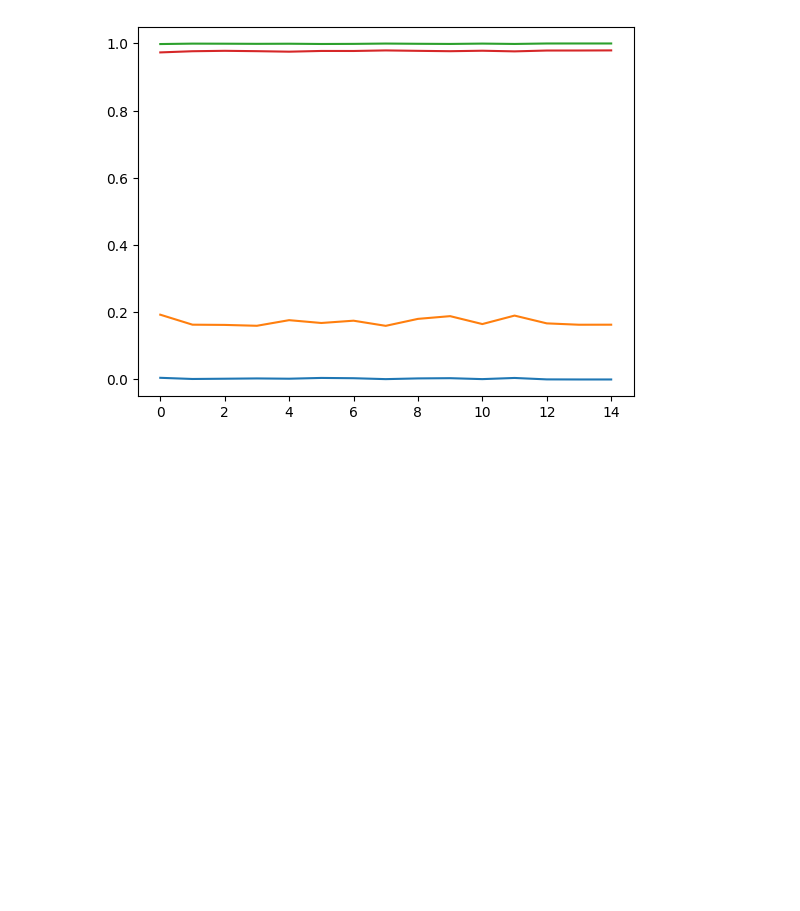
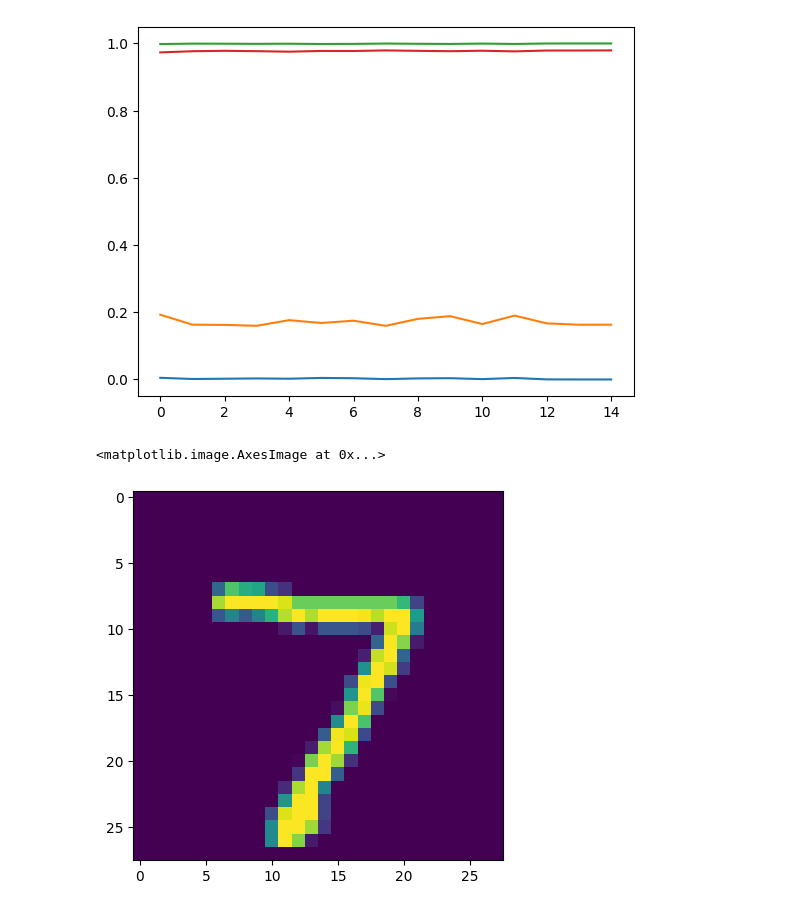
Before and after one commit to IshanNaikele/Handwritten-Digit-Recognition-on-MNIST-dataset, a Jupyter notebook: analysis.ipynb, the cells around one changed output. Saved outputs shown, nothing was run; the diff lists cells and outputs as text; code cells hidden in the pictures; blank space fills up the shorter version.

```diff
--- a/analysis.ipynb
+++ b/analysis.ipynb
@@ -262,3 +262,8 @@ plt.plot(history.history['val_accuracy'])
 # %% [output]
 [<matplotlib.lines.Line2D at 0x...>]
 [figure]
+# %%
+plt.imshow(X_test[0])
+# %% [output]
+<matplotlib.image.AxesImage at 0x...>
+[figure, added]
```
Also changed, not shown: parts of 2 cells of this notebook, 1 other file.
